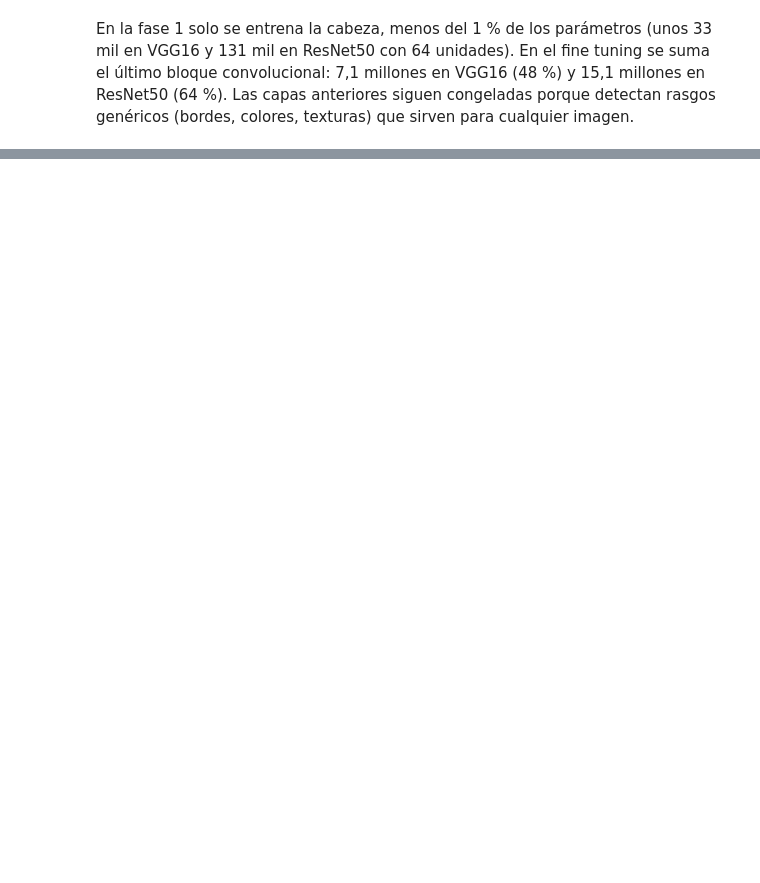
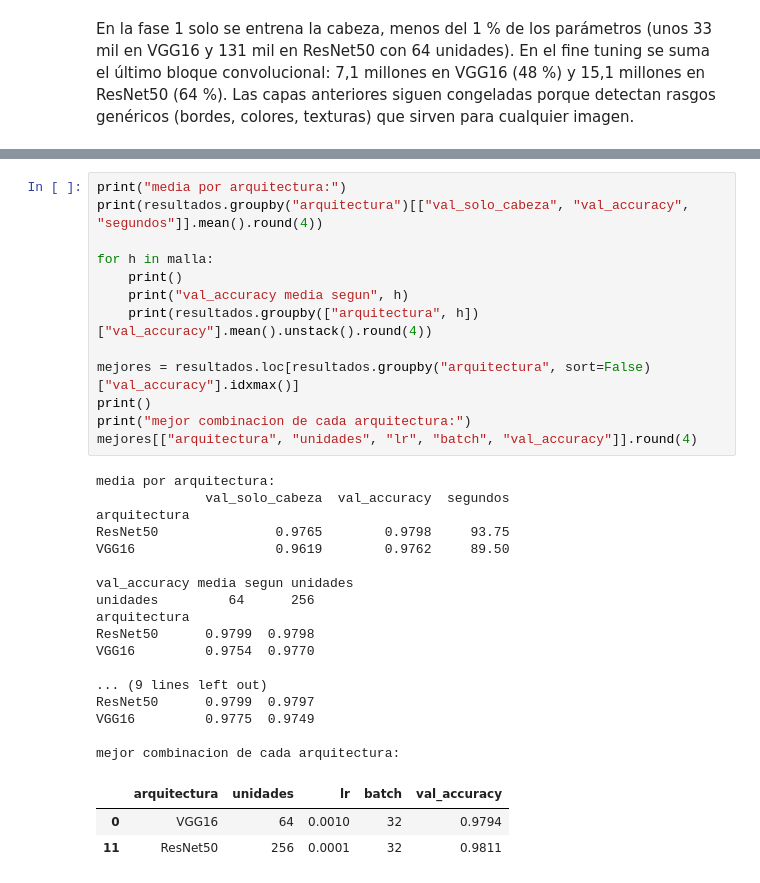
Before and after one commit to SebaScript/proyecto-2-IA-Vision-Artificial, a Jupyter notebook: Proyecto_Vision_Cats_vs_Dogs.ipynb, the cells around one changed output, grey strips where cells are left out. Drawn from its saved outputs; the diff is of its cells as text; blank space fills up the shorter version.

```diff
--- a/Proyecto_Vision_Cats_vs_Dogs.ipynb
+++ b/Proyecto_Vision_Cats_vs_Dogs.ipynb
@@ -314,0 +382,34 @@ En la fase 1 solo se entrena la cabeza, menos del 1 % de los parámetros (unos 3
+# %%
+print("media por arquitectura:")
+print(resultados.groupby("arquitectura")[["val_solo_cabeza", "val_accuracy", "segundos"]].mean().round(4))
+
+for h in malla:
+    print()
+    print("val_accuracy media segun", h)
+    print(resultados.groupby(["arquitectura", h])["val_accuracy"].mean().unstack().round(4))
+
+mejores = resultados.loc[resultados.groupby("arquitectura", sort=False)["val_accuracy"].idxmax()]
+print()
+print("mejor combinacion de cada arquitectura:")
+mejores[["arquitectura", "unidades", "lr", "batch", "val_accuracy"]].round(4)
+# %% [output]
+media por arquitectura:
+              val_solo_cabeza  val_accuracy  segundos
+arquitectura
+ResNet50               0.9765        0.9798     93.75
+VGG16                  0.9619        0.9762     89.50
+
+val_accuracy media segun unidades
+unidades         64      256
+arquitectura
+ResNet50      0.9799  0.9798
+VGG16         0.9754  0.9770
+
+... (9 lines left out)
+ResNet50      0.9799  0.9797
+VGG16         0.9775  0.9749
+
+mejor combinacion de cada arquitectura:
+|  | arquitectura | unidades | lr | batch | val_accuracy |
+| 0 | VGG16 | 64 | 0.0010 | 32 | 0.9794 |
+| 11 | ResNet50 | 256 | 0.0001 | 32 | 0.9811 |
```
Also changed, not shown: parts of 4 cells of this notebook.
